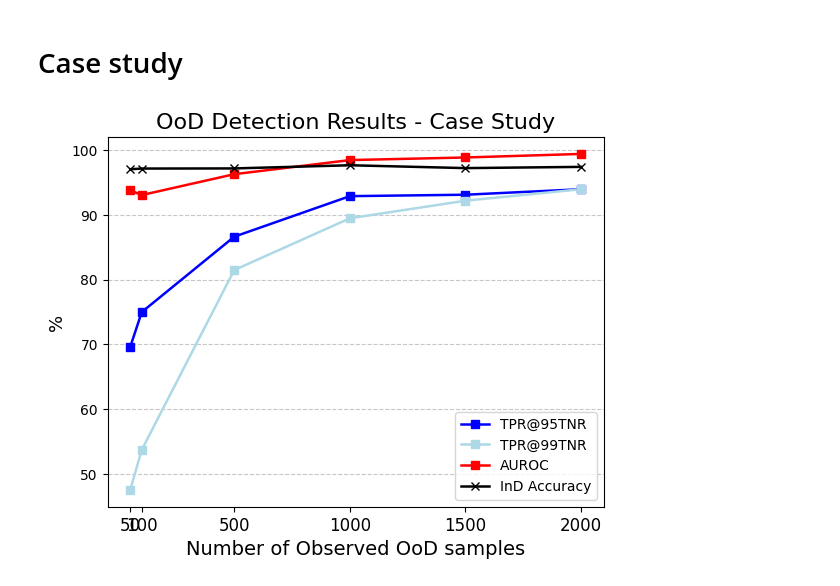
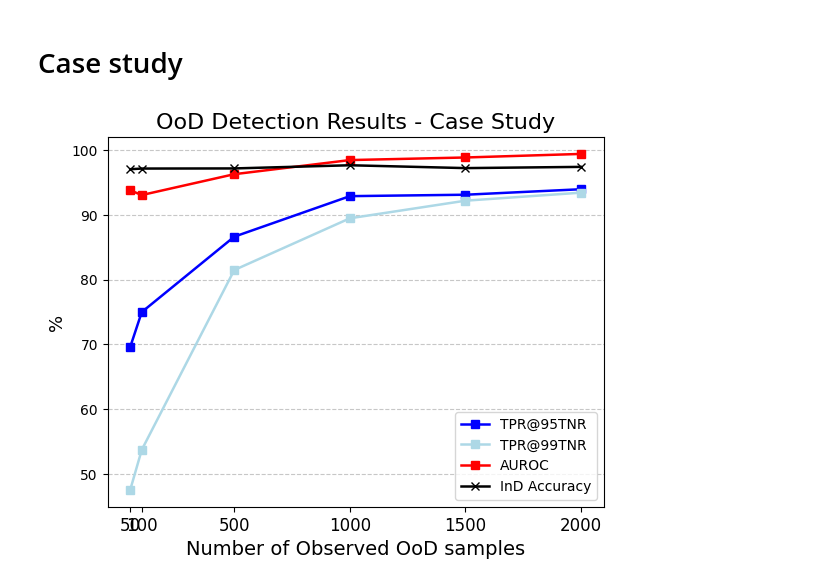
Before and after one commit to Xiaoyang-Song/Out-of-Distribution-GANs, a Jupyter notebook: Notebooks/plot.ipynb, the cells around one changed output. Cells and saved outputs as stored; diff of their text form; code cells hidden in the pictures.

```diff
--- a/Notebooks/plot.ipynb
+++ b/Notebooks/plot.ipynb
@@ -420,28 +420,28 @@ Rejection Region Proportion: 29.44%
 # %%
 N = [50, 100, 500, 1000, 1500, 2000]
 tpr95 = [69.6, 75.00, 86.64, 92.9, 93.12, 93.97]
-tpr99 = [47.54, 53.73, 81.49, 89.48, 92.20, 93.97]
+tpr99 = [47.54, 53.73, 81.49, 89.48, 92.20, 93.44]
 auroc = [93.80, 93.07, 96.29, 98.47, 98.87, 99.42]
 acc = [97.06, 97.16, 97.18, 97.67, 97.23, 97.42]
 mksz = 6
 lw = 1.8
 s=2
 fontsize=10
 
 plt.plot(N, tpr95, label="TPR@95TNR", linestyle='solid', marker='s',  color="blue", linewidth=lw, markersize=mksz, alpha=1)
 plt.plot(N, tpr99, label="TPR@99TNR", linestyle='solid', marker='s', color='lightblue' ,linewidth=lw, markersize=mksz, alpha=1)
 plt.plot(N, auroc, label="AUROC", linestyle='solid', marker='s',  color='red',linewidth=lw, markersize=mksz, alpha=1)
 plt.plot(N, acc, label="InD Accuracy", linestyle='-', marker='x', color='black',linewidth=lw, markersize=mksz, alpha=1)
 
 plt.legend(loc=4)
 # plt.xlabel("Number of Observed OoD Samples for Each Class")
 plt.xticks(N,N, fontdict={'fontsize': 12}, rotation=0)
 plt.grid(axis='y', linestyle='--', alpha=0.7)
 plt.xlabel("Number of Observed OoD samples", fontdict={'fontsize': 14})
 plt.ylabel("%", fontdict={'fontsize': 13})
 plt.title(f"OoD Detection Results - Case Study", fontdict={'fontsize': 16})
 plt.savefig(f"case.jpg", dpi=500)
 # plt.show()
 # plt.close()
 # %% [output]
-[figure, old version]
+[figure, new version]
```
Also changed, not shown: 3 other files.
